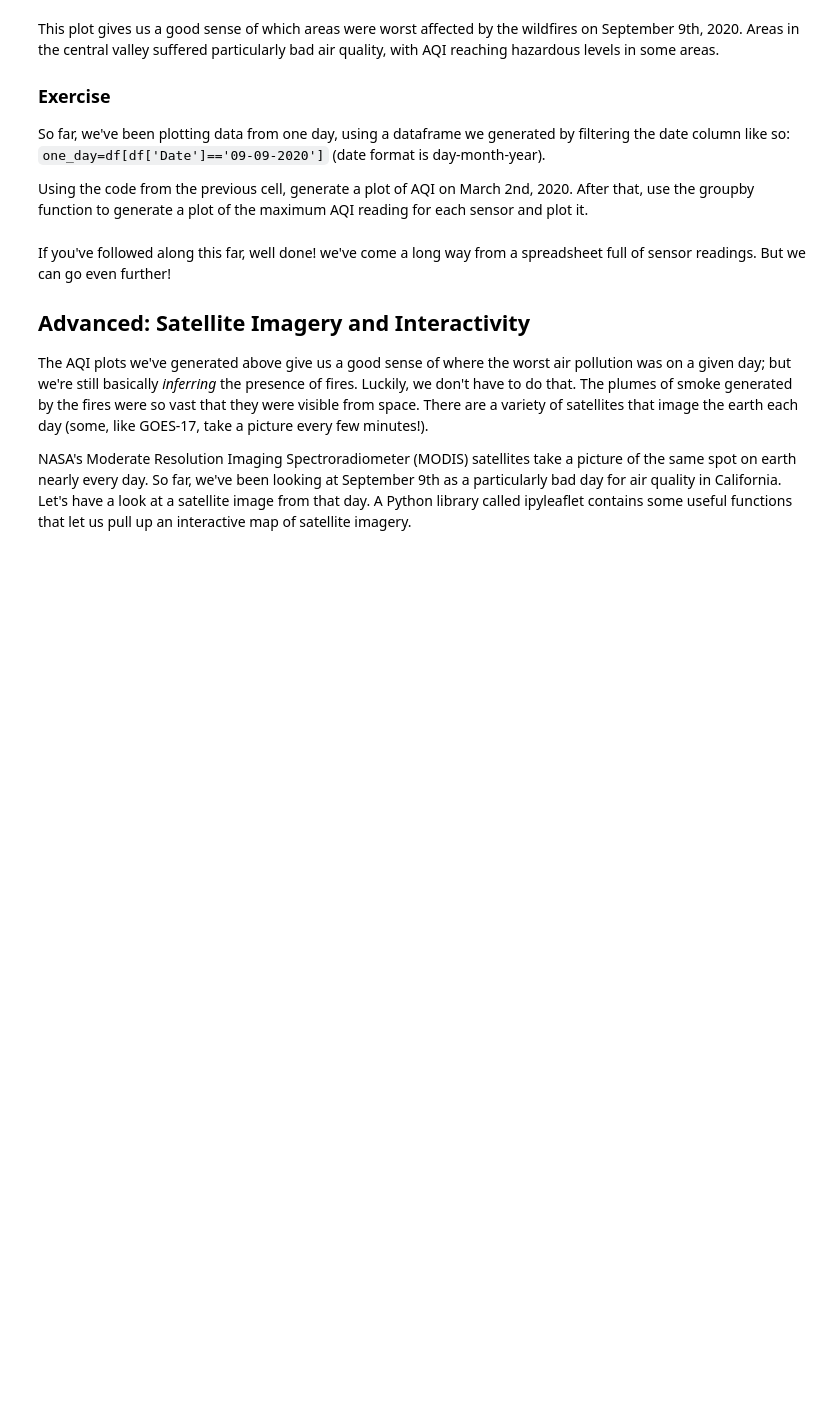
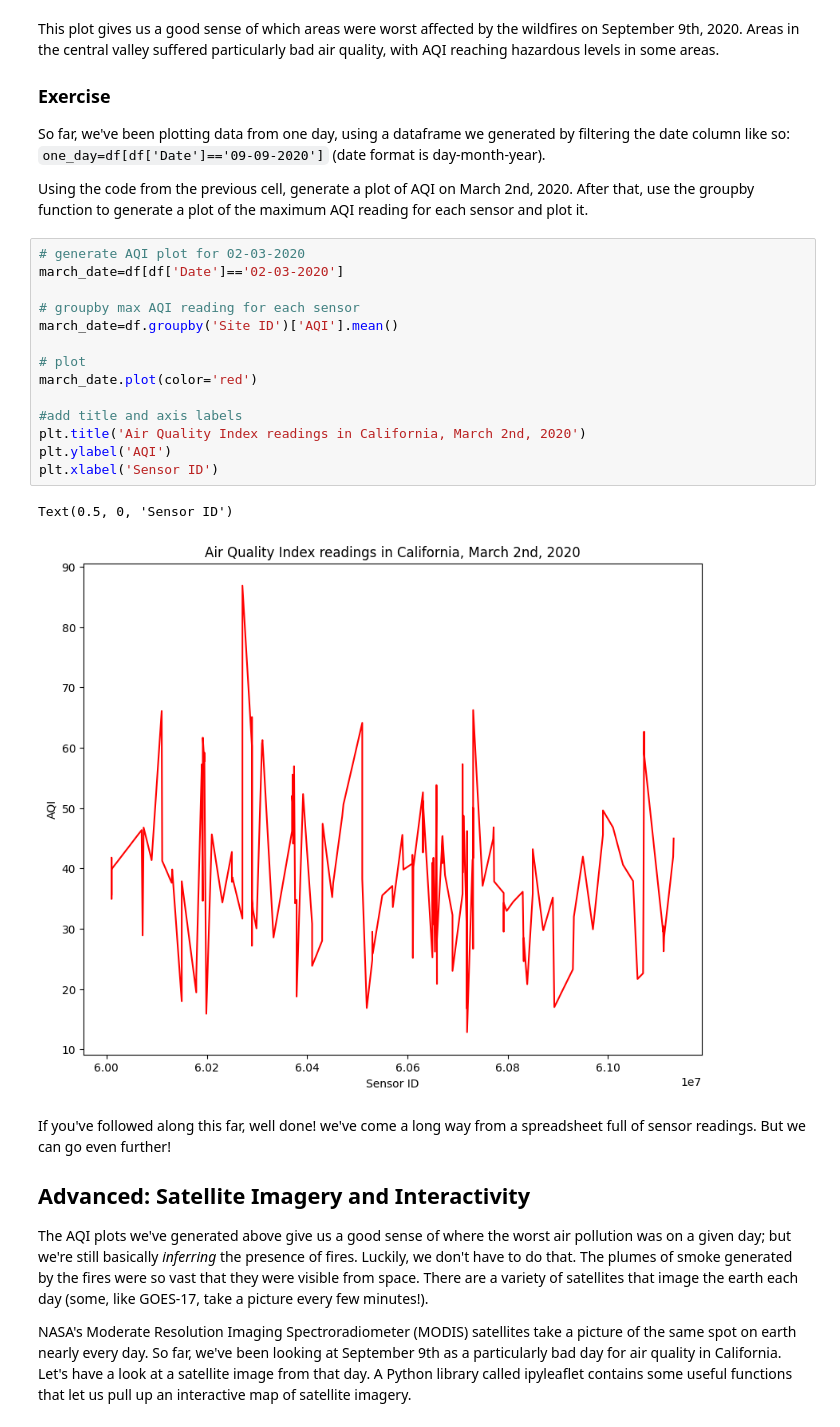
Before and after one commit to gr8imajoke/QM2, a Jupyter notebook: notebooks/W03. Spatial Data.ipynb, the cells around one changed output. Cells and saved outputs as stored; diff of their text form; blank space fills up the shorter version.

```diff
--- a/notebooks/W03. Spatial Data.ipynb
+++ b/notebooks/W03. Spatial Data.ipynb
@@ -439,6 +434,23 @@ This plot gives us a good sense of which areas were worst affected by the wildfi
 So far, we've been plotting data from one day, using a dataframe we generated by filtering the date column like so: `one_day=df[df['Date']=='09-09-2020']` (date format is day-month-year).
 
 Using the code from the previous cell, generate a plot of AQI on March 2nd, 2020. After that, use the groupby function to generate a plot of the maximum AQI reading for each sensor and plot it.
+# %%
+# generate AQI plot for 02-03-2020
+march_date=df[df['Date']=='02-03-2020']
+
+# groupby max AQI reading for each sensor
+march_date=df.groupby('Site ID')['AQI'].mean()
+
+# plot
+march_date.plot(color='red')
+
+#add title and axis labels
+plt.title('Air Quality Index readings in California, March 2nd, 2020')
+plt.ylabel('AQI')
+plt.xlabel('Sensor ID')
+# %% [output]
+Text(0.5, 0, 'Sensor ID')
+[figure, added]
 # %% [markdown]
 If you've followed along this far, well done! we've come a long way from a spreadsheet full of sensor readings. But we can go even further!
 
```
Also changed, not shown: parts of 11 cells of this notebook.
